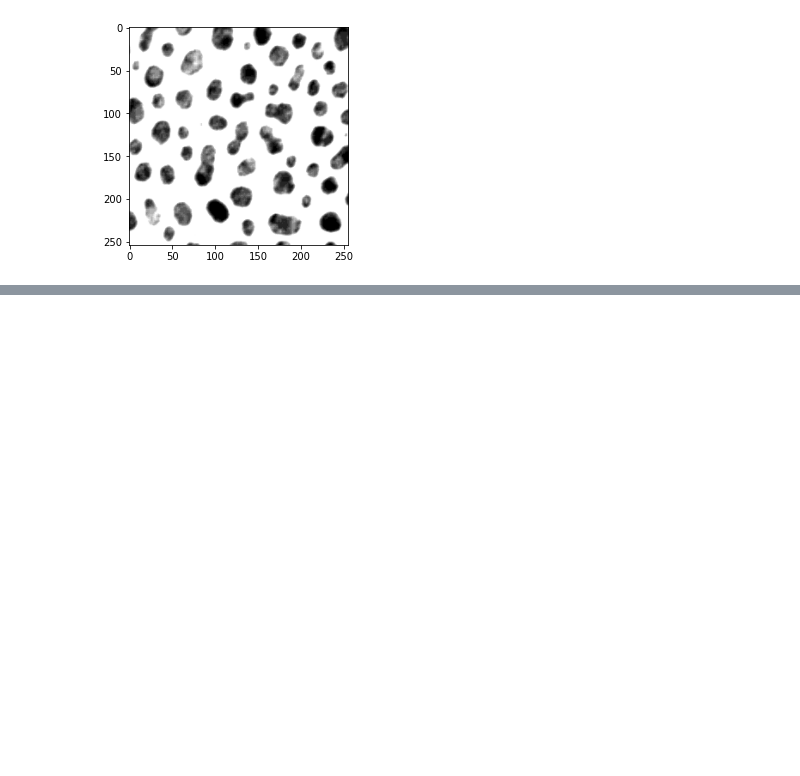
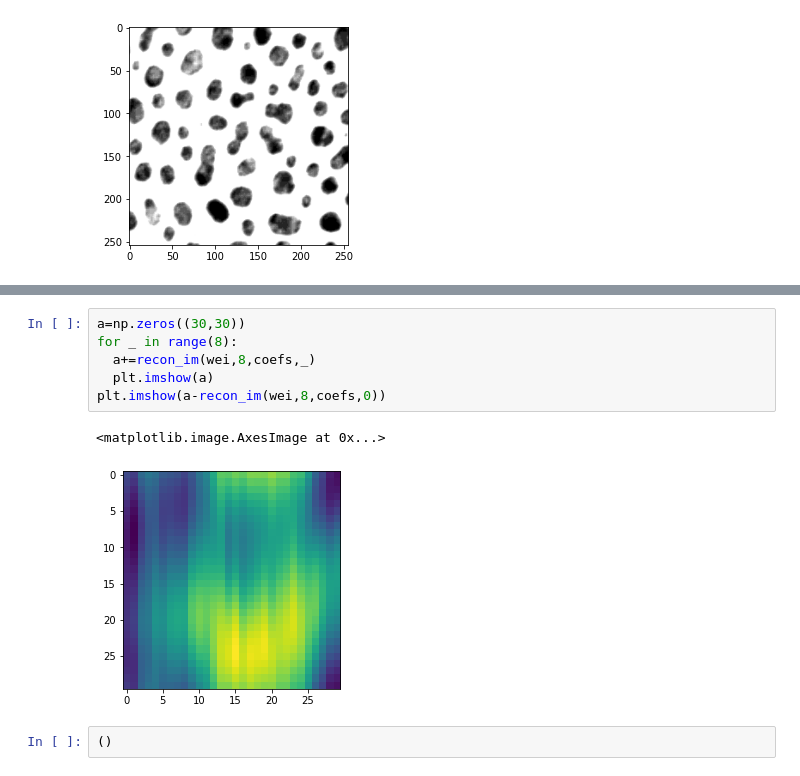
Before and after one commit to BadPrograms/Sanger-s-Optimized, a Jupyter notebook: Sanger's_rule(General_Hebbian_Algorithm).ipynb, the cells around one changed output, grey strips where cells are left out. Drawn from its saved outputs; the diff is of its cells as text; blank space fills up the shorter version.

```diff
--- a/Sanger's_rule(General_Hebbian_Algorithm).ipynb
+++ b/Sanger's_rule(General_Hebbian_Algorithm).ipynb
@@ -115,0 +157,11 @@ def flatten_img(im):
+# %%
+a=np.zeros((30,30))
+for _ in range(8):
+  a+=recon_im(wei,8,coefs,_)
+  plt.imshow(a)
+plt.imshow(a-recon_im(wei,8,coefs,0))
+# %% [output]
+<matplotlib.image.AxesImage at 0x...>
+[figure, added]
+# %%
+()
```
Also changed, not shown: parts of 15 cells of this notebook.
